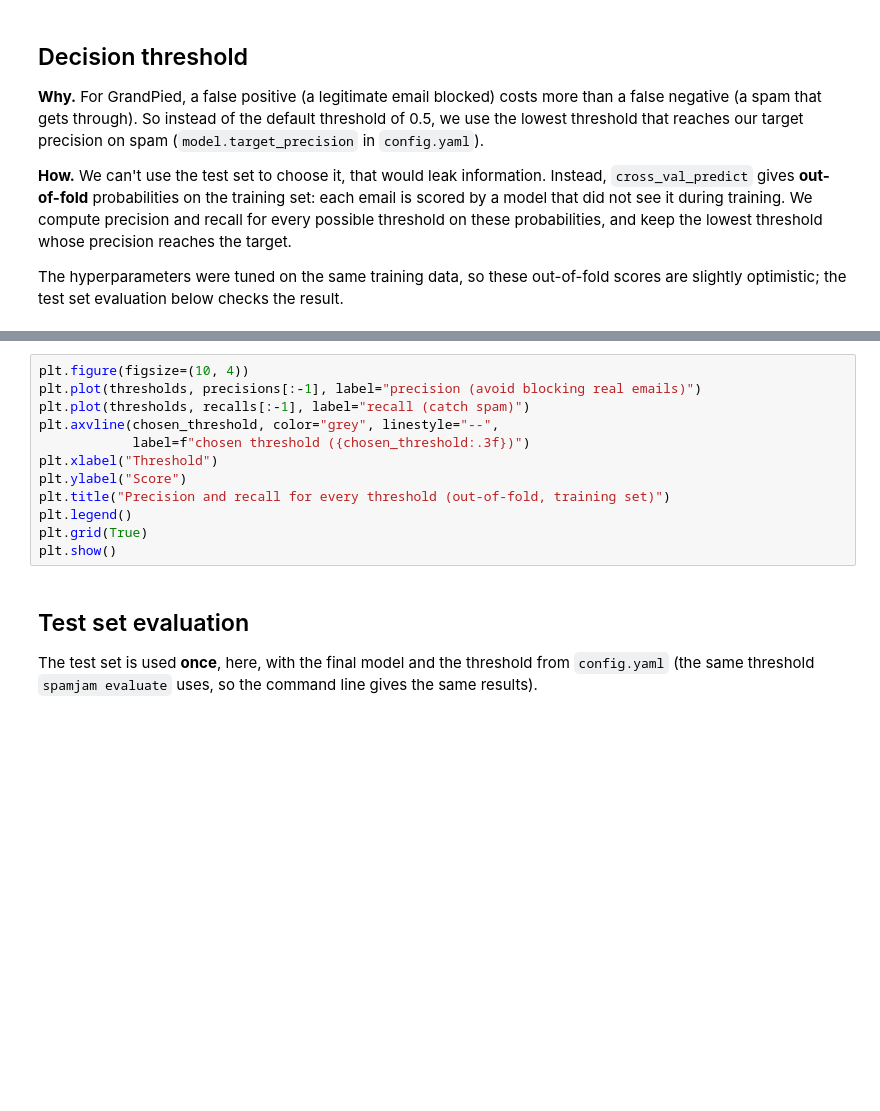
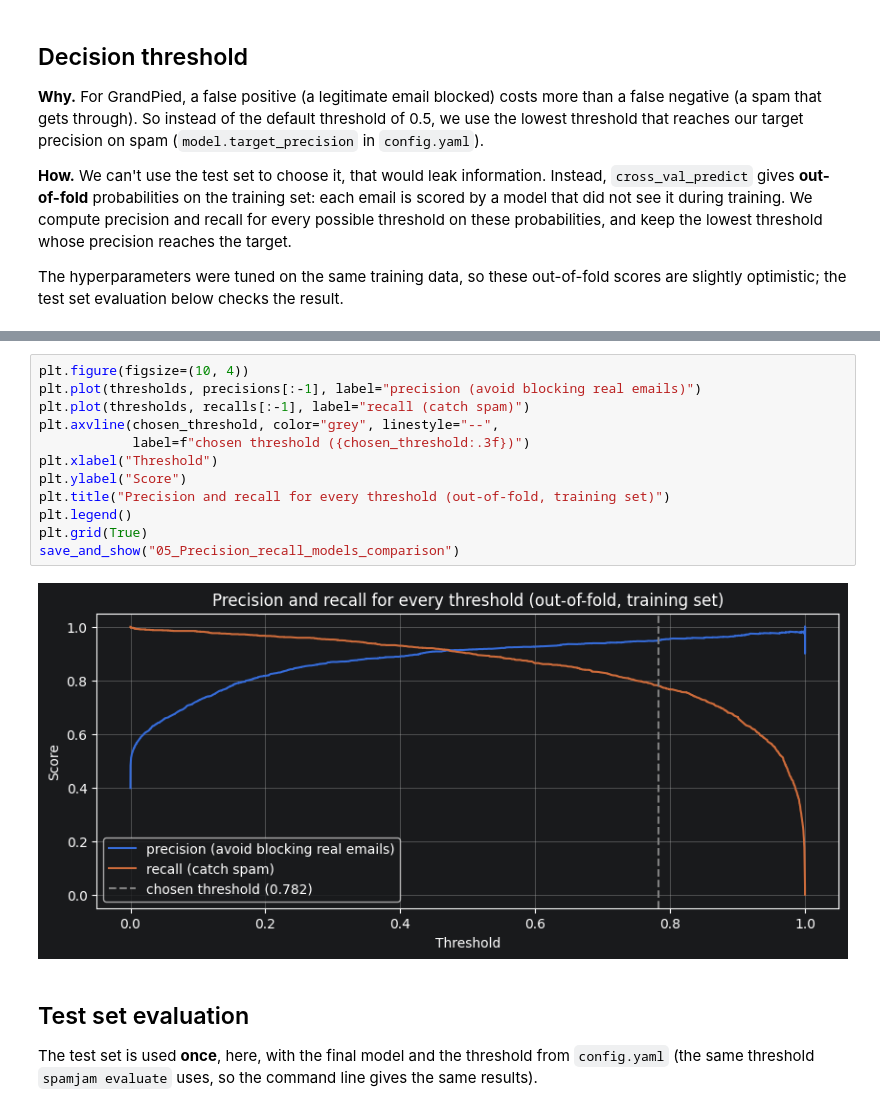
Before and after one commit to alajemba-vik/spamjam, a Jupyter notebook: notebooks/analysis.ipynb, the cells around one changed output, grey strips where cells are left out. Cells and saved outputs as stored; diff of their text form; blank space fills up the shorter version.

```diff
--- a/notebooks/analysis.ipynb
+++ b/notebooks/analysis.ipynb
@@ -298,15 +367,17 @@ assert round(chosen_threshold, 3) == config["model"]["threshold"], (
 # %%
 plt.figure(figsize=(10, 4))
 plt.plot(thresholds, precisions[:-1], label="precision (avoid blocking real emails)")
 plt.plot(thresholds, recalls[:-1], label="recall (catch spam)")
 plt.axvline(chosen_threshold, color="grey", linestyle="--",
             label=f"chosen threshold ({chosen_threshold:.3f})")
 plt.xlabel("Threshold")
 plt.ylabel("Score")
 plt.title("Precision and recall for every threshold (out-of-fold, training set)")
 plt.legend()
 plt.grid(True)
-plt.show()
+save_and_show("05_Precision_recall_models_comparison")
+# %% [output]
+[figure, added]
 # %% [markdown]
 ## Test set evaluation
 
```
Also changed, not shown: parts of 14 cells of this notebook, 9 other files.
